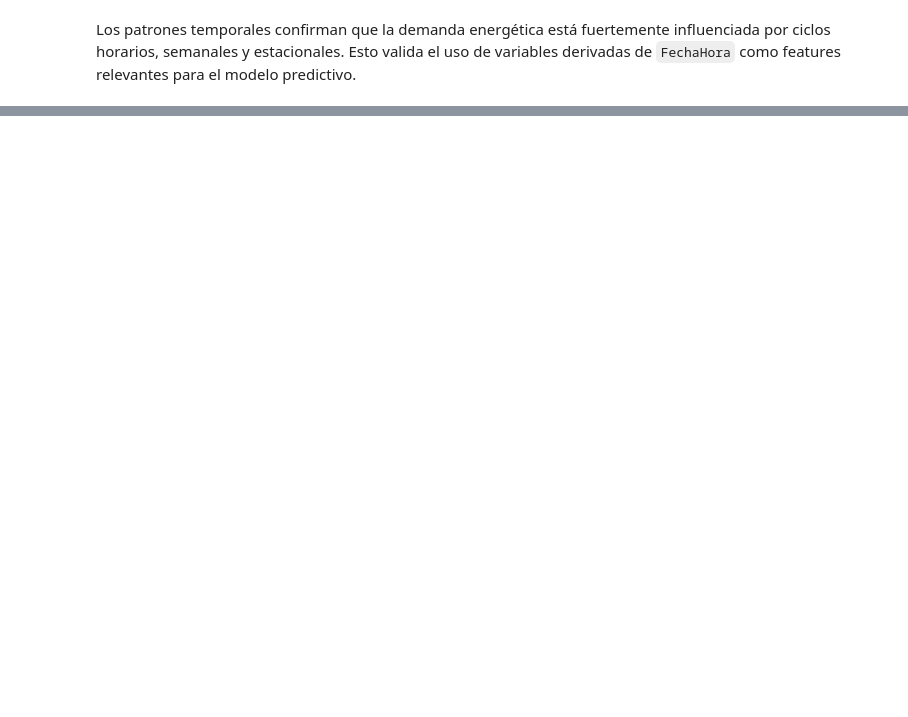
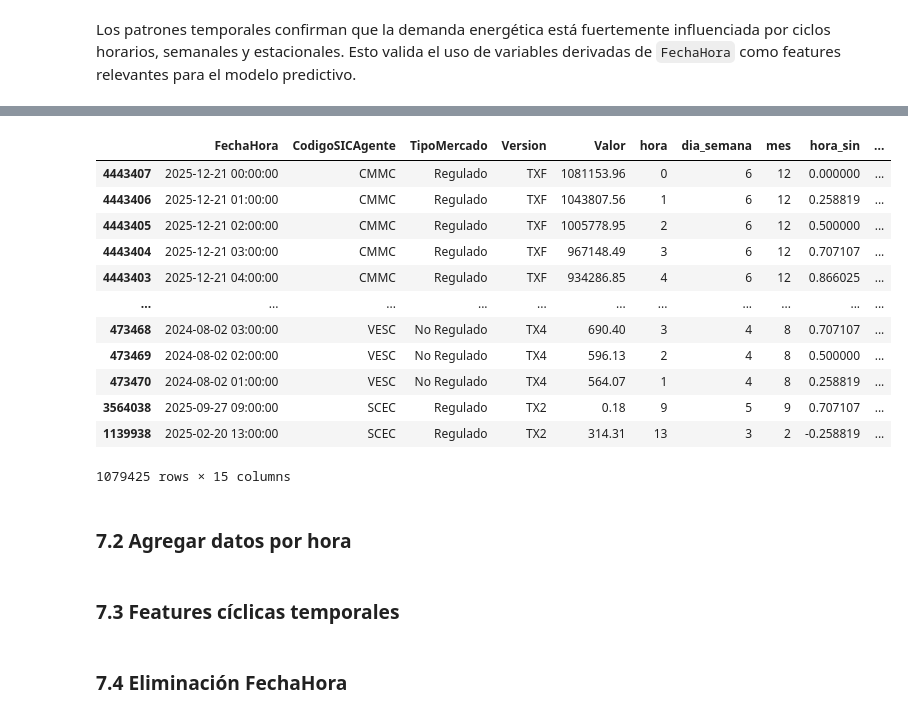
Before and after one commit to ddelgadoo/Predicci-n-de-consumo-de-energ-a, a Jupyter notebook: scripts/eda/2_EDA_Demanda_Colombia.ipynb, the cells around one changed output, grey strips where cells are left out. Cells and saved outputs as stored; diff of their text form; code cells hidden in the pictures; blank space fills up the shorter version.

```diff
--- a/scripts/eda/2_EDA_Demanda_Colombia.ipynb
+++ b/scripts/eda/2_EDA_Demanda_Colombia.ipynb
@@ -410,0 +420,2 @@ Los patrones temporales confirman que la demanda energética está fuertemente i
+# %%
+preprocesamiento_demanda_colombia = final_demanda_colombia.copy()
@@ -410,0 +424,25 @@ Los patrones temporales confirman que la demanda energética está fuertemente i
+# %%
+orden_versiones = {'TXF': 9, 'TXR': 8, 'TX8': 7, 'TX7': 6, 'TX6': 5, 'TX5': 4, 'TX4': 3, 'TX3': 2, 'TX2': 1}
+preprocesamiento_demanda_colombia['version_orden'] = preprocesamiento_demanda_colombia['Version'].map(orden_versiones)
+
+preprocesamiento_demanda_colombia_filtrado = (preprocesamiento_demanda_colombia
+    .sort_values('version_orden', ascending=False)
+    .drop_duplicates(subset=['FechaHora', 'CodigoSICAgente'], keep='first'))
+# %%
+preprocesamiento_demanda_colombia_filtrado
+# %% [output]
+|  | FechaHora | CodigoSICAgente | TipoMercado | Version | Valor | hora | dia_semana | mes | hora_sin | ... |
+| 4443407 | 2025-12-21 00:00:00 | CMMC | Regulado | TXF | 1081153.96 | 0 | 6 | 12 | 0.000000 | ... |
+| 4443406 | 2025-12-21 01:00:00 | CMMC | Regulado | TXF | 1043807.56 | 1 | 6 | 12 | 0.258819 | ... |
+| 4443405 | 2025-12-21 02:00:00 | CMMC | Regulado | TXF | 1005778.95 | 2 | 6 | 12 | 0.500000 | ... |
+| 4443404 | 2025-12-21 03:00:00 | CMMC | Regulado | TXF | 967148.49 | 3 | 6 | 12 | 0.707107 | ... |
+| 4443403 | 2025-12-21 04:00:00 | CMMC | Regulado | TXF | 934286.85 | 4 | 6 | 12 | 0.866025 | ... |
+| ... | ... | ... | ... | ... | ... | ... | ... | ... | ... | ... |
+| 473468 | 2024-08-02 03:00:00 | VESC | No Regulado | TX4 | 690.40 | 3 | 4 | 8 | 0.707107 | ... |
+| 473469 | 2024-08-02 02:00:00 | VESC | No Regulado | TX4 | 596.13 | 2 | 4 | 8 | 0.500000 | ... |
+| 473470 | 2024-08-02 01:00:00 | VESC | No Regulado | TX4 | 564.07 | 1 | 4 | 8 | 0.258819 | ... |
+| 3564038 | 2025-09-27 09:00:00 | SCEC | Regulado | TX2 | 0.18 | 9 | 5 | 9 | 0.707107 | ... |
+| 1139938 | 2025-02-20 13:00:00 | SCEC | Regulado | TX2 | 314.31 | 13 | 3 | 2 | -0.258819 | ... |
+1079425 rows × 15 columns
+# %% [markdown]
+### 7.2 Agregar datos por hora
@@ -410,0 +453,2 @@ Los patrones temporales confirman que la demanda energética está fuertemente i
+# %% [markdown]
+### 7.3 Features cíclicas temporales
@@ -410,0 +467,2 @@ Los patrones temporales confirman que la demanda energética está fuertemente i
+# %% [markdown]
+### 7.4 Eliminación FechaHora
```
Also changed, not shown: parts of 24 cells of this notebook, 3 other files.
